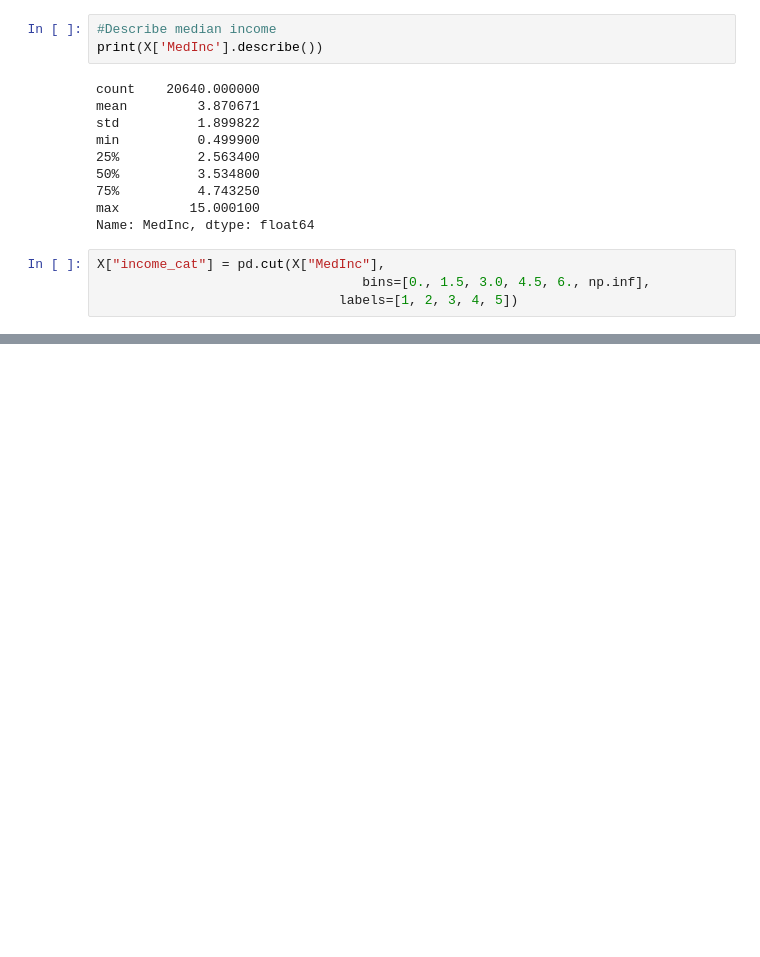
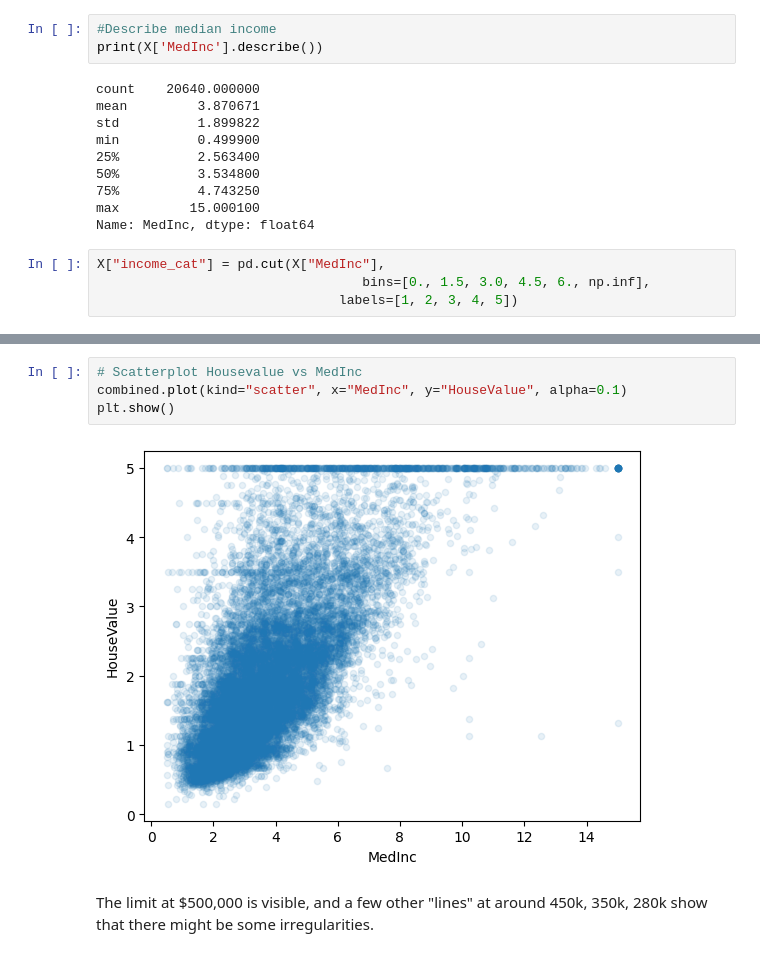
Before and after one commit to Rodmr092/ML-Intro-Andrew-NG, a Jupyter notebook: Test book, regression project with california housing data.ipynb, the cells around one changed output, grey strips where cells are left out. Saved outputs shown, nothing was run; the diff lists cells and outputs as text; blank space fills up the shorter version.

```diff
--- a/Test book, regression project with california housing data.ipynb
+++ b/Test book, regression project with california housing data.ipynb
@@ -213,0 +268,8 @@ Name: count, dtype: float64
+# %%
+# Scatterplot Housevalue vs MedInc
+combined.plot(kind="scatter", x="MedInc", y="HouseValue", alpha=0.1)
+plt.show()
+# %% [output]
+[figure, added]
+# %% [markdown]
+The limit at $500,000 is visible, and a few other "lines" at around 450k, 350k, 280k show that there might be some irregularities.
```
Also changed, not shown: parts of 8 cells of this notebook.
